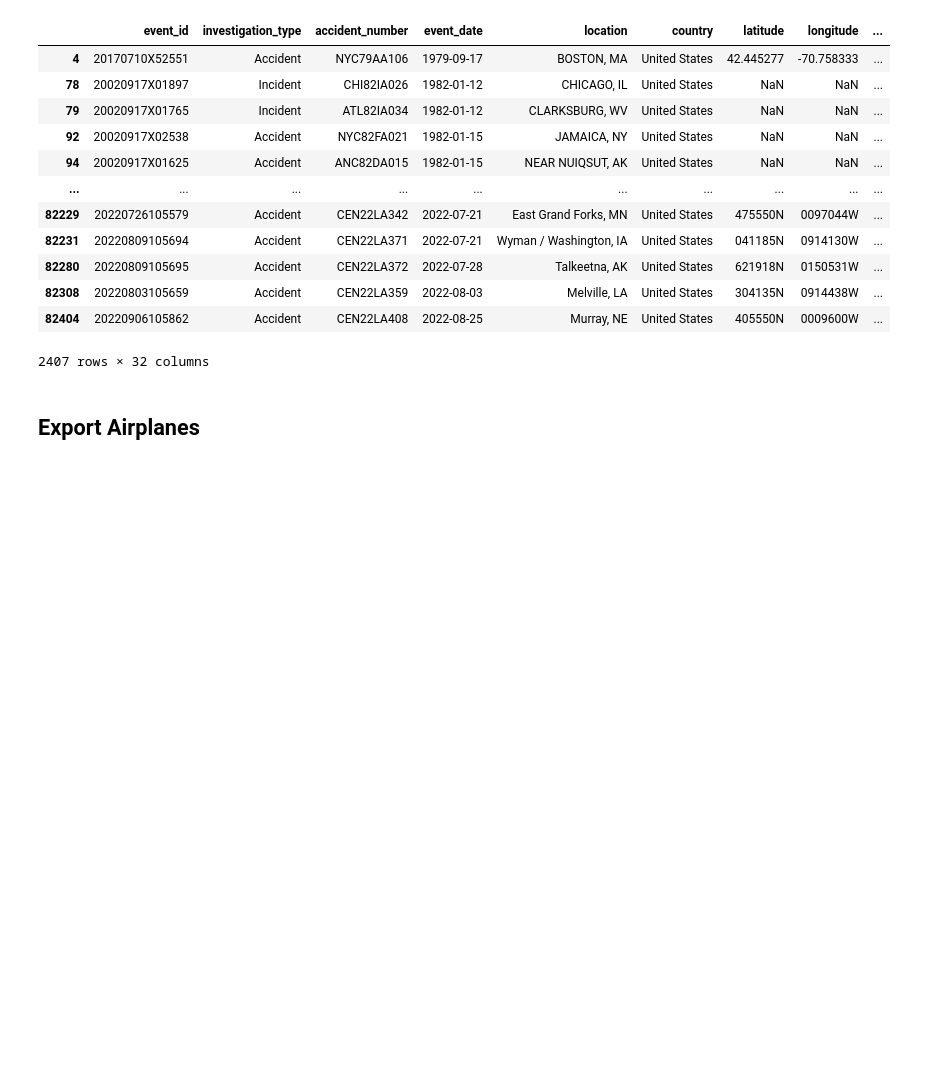
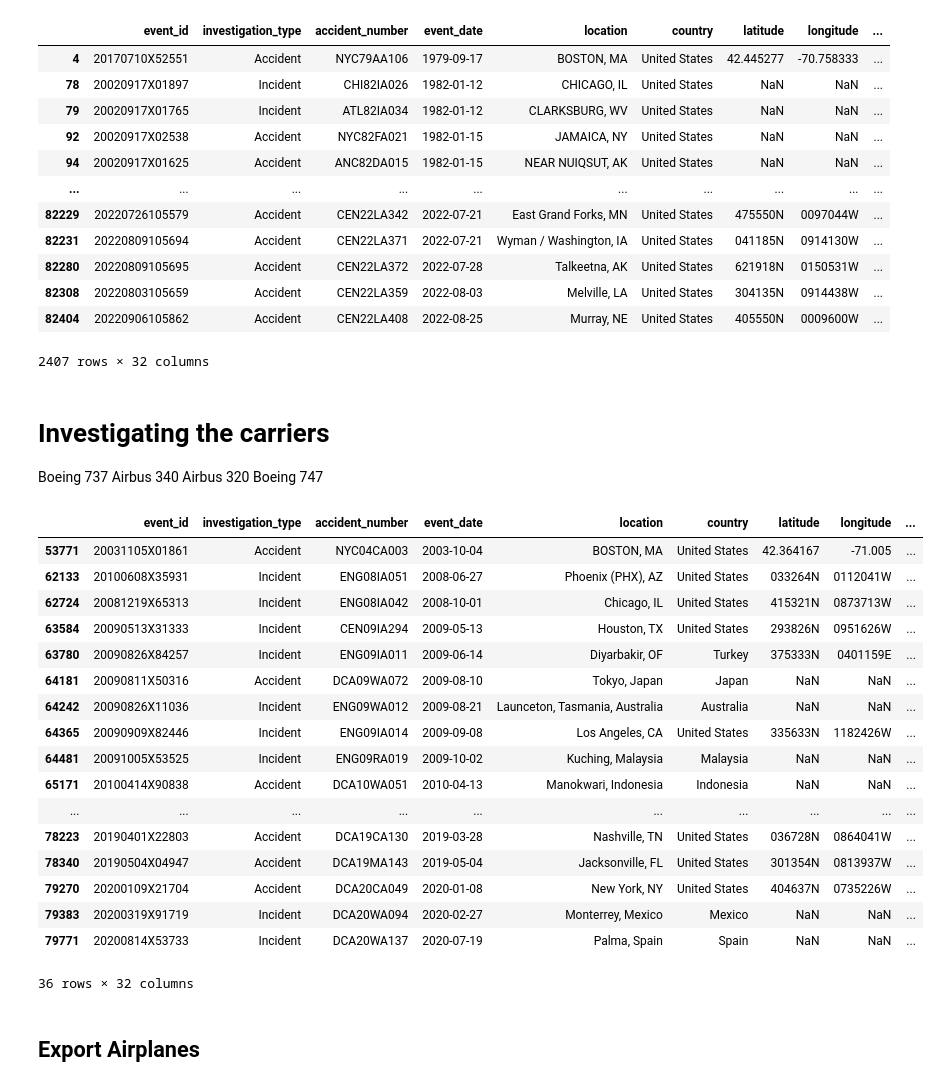
Before and after one commit to Kaewin/phase1_project_group2, a Jupyter notebook: eda_file.ipynb, the cells around one changed output. Saved outputs shown, nothing was run; the diff lists cells and outputs as text; code cells hidden in the pictures; blank space fills up the shorter version.

```diff
--- a/eda_file.ipynb
+++ b/eda_file.ipynb
@@ -881,6 +902,37 @@ df_clean_airplanes
 | 82308 | 20220803105659 | Accident | CEN22LA359 | 2022-08-03 | Melville, LA | United States | 304135N | 0914438W | ... |
 | 82404 | 20220906105862 | Accident | CEN22LA408 | 2022-08-25 | Murray, NE | United States | 405550N | 0009600W | ... |
 2407 rows × 32 columns
+# %% [markdown]
+# Investigating the carriers
+
+Boeing 737
+Airbus 340
+Airbus 320
+Boeing 747
+# %%
+
+
+df_737 = df_clean_airplanes[df_clean_airplanes['model'] == '737']
+df_737
+# %% [output]
+|  | event_id | investigation_type | accident_number | event_date | location | country | latitude | longitude | ... |
+| 53771 | 20031105X01861 | Accident | NYC04CA003 | 2003-10-04 | BOSTON, MA | United States | 42.364167 | -71.005 | ... |
+| 62133 | 20100608X35931 | Incident | ENG08IA051 | 2008-06-27 | Phoenix (PHX), AZ | United States | 033264N | 0112041W | ... |
+| 62724 | 20081219X65313 | Incident | ENG08IA042 | 2008-10-01 | Chicago, IL | United States | 415321N | 0873713W | ... |
+| 63584 | 20090513X31333 | Incident | CEN09IA294 | 2009-05-13 | Houston, TX | United States | 293826N | 0951626W | ... |
+| 63780 | 20090826X84257 | Incident | ENG09IA011 | 2009-06-14 | Diyarbakir, OF | Turkey | 375333N | 0401159E | ... |
+| 64181 | 20090811X50316 | Accident | DCA09WA072 | 2009-08-10 | Tokyo, Japan | Japan | NaN | NaN | ... |
+| 64242 | 20090826X11036 | Incident | ENG09WA012 | 2009-08-21 | Launceton, Tasmania, Australia | Australia | NaN | NaN | ... |
+| 64365 | 20090909X82446 | Incident | ENG09IA014 | 2009-09-08 | Los Angeles, CA | United States | 335633N | 1182426W | ... |
+| 64481 | 20091005X53525 | Incident | ENG09RA019 | 2009-10-02 | Kuching, Malaysia | Malaysia | NaN | NaN | ... |
+| 65171 | 20100414X90838 | Accident | DCA10WA051 | 2010-04-13 | Manokwari, Indonesia | Indonesia | NaN | NaN | ... |
+| ... | ... | ... | ... | ... | ... | ... | ... | ... | ... |
+| 78223 | 20190401X22803 | Accident | DCA19CA130 | 2019-03-28 | Nashville, TN | United States | 036728N | 0864041W | ... |
+| 78340 | 20190504X04947 | Accident | DCA19MA143 | 2019-05-04 | Jacksonville, FL | United States | 301354N | 0813937W | ... |
+| 79270 | 20200109X21704 | Accident | DCA20CA049 | 2020-01-08 | New York, NY | United States | 404637N | 0735226W | ... |
+| 79383 | 20200319X91719 | Incident | DCA20WA094 | 2020-02-27 | Monterrey, Mexico | Mexico | NaN | NaN | ... |
+| 79771 | 20200814X53733 | Incident | DCA20WA137 | 2020-07-19 | Palma, Spain | Spain | NaN | NaN | ... |
+36 rows × 32 columns
 # %% [markdown]
 ## Export Airplanes
 # %%
```
Also changed, not shown: parts of 23 cells of this notebook, 2 other files.
